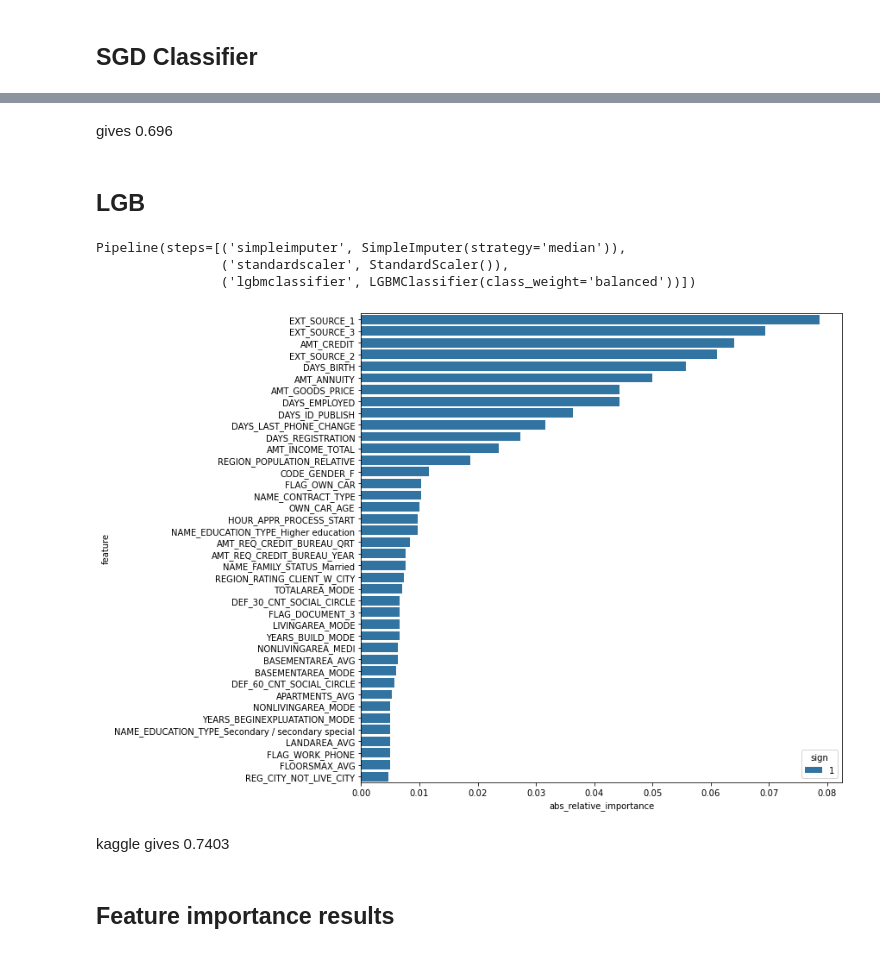
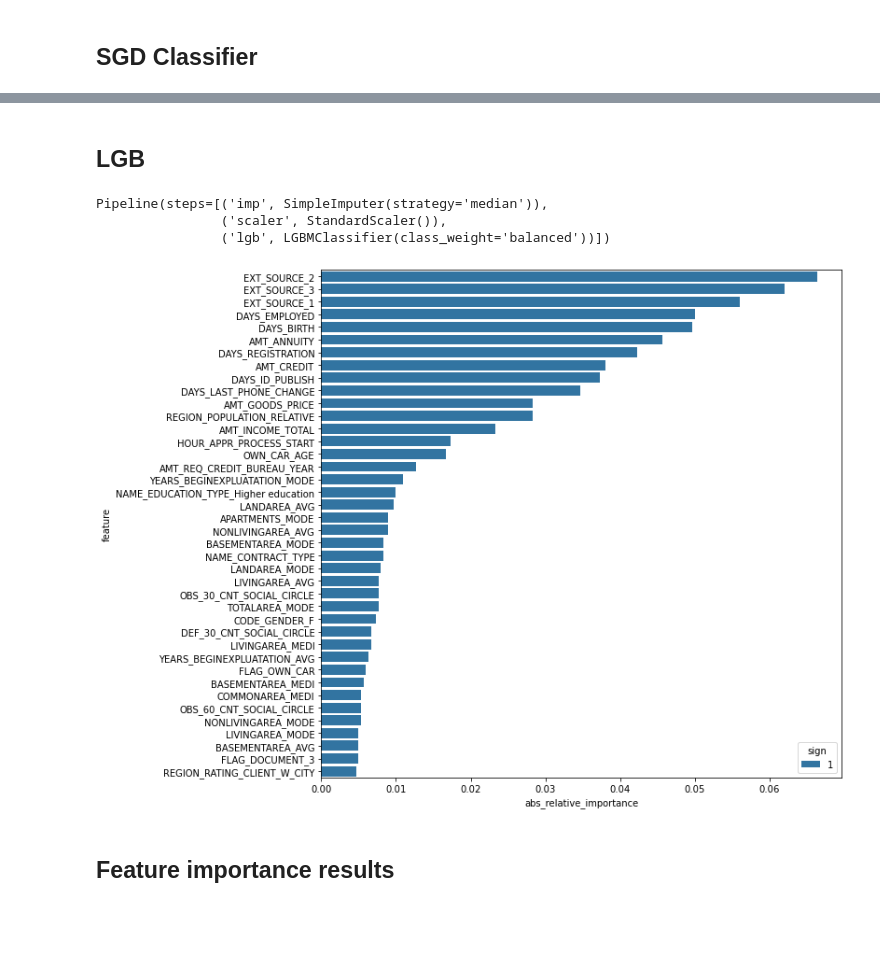
Before and after one commit to yhereng/OpenClassrooms, a Jupyter notebook: OC-P4/Projet 4 - Construisez un modèle de scoring.ipynb, the cells around one changed output, grey strips where cells are left out. Cells and saved outputs as stored; diff of their text form; code cells hidden in the pictures; blank space fills up the shorter version.

```diff
--- a/OC-P4/Projet 4 - Construisez un modèle de scoring.ipynb
+++ b/OC-P4/Projet 4 - Construisez un modèle de scoring.ipynb
@@ -589,3 +568,3 @@ pipeline_sgd = make_pipeline(simple_imputer,scaler,sgd)
 # %%
-pipeline_sgd.fit(X_train,y_train)
+pipeline_sgd.fit(X_train_under,y_train_under)
 # %% [output]
@@ -595,5 +574,5 @@ Pipeline(steps=[('simpleimputer', SimpleImputer(strategy='median')),
                  SGDClassifier(class_weight='balanced',
                                loss='modified_huber'))])
 # %%
-feature_importance['SGDClassifier'] = features_importance_lg(sgd,features,plot = True)
+feature_importance['SGDClassifier'] = features_importance_lg(pipeline_sgd.named_steps['sgd'],features,plot = True)
 # %% [output]
@@ -603,4 +580,2 @@ kaggle_submit(pipeline_sgd,app_kaggle,output_name='sgd_balanced_option.csv')
-# %% [markdown]
-gives 0.696
 # %% [markdown]
 ## LGB
@@ -611,10 +582,15 @@ pipeline_lgb = make_pipeline(simple_imputer,scaler,lgb)
+# %%
+pipeline_lgb = Pipeline(
+                        [('imp', SimpleImputer(strategy='median')),
+                         ('scaler' , StandardScaler()),
+                         ('lgb' , LGBMClassifier(class_weight='balanced'))])
 # %%
-pipeline_lgb.fit(X_train,y_train)
+pipeline_lgb.fit(X_train_under,y_train_under)
 # %% [output]
-Pipeline(steps=[('simpleimputer', SimpleImputer(strategy='median')),
-                ('standardscaler', StandardScaler()),
-                ('lgbmclassifier', LGBMClassifier(class_weight='balanced'))])
+Pipeline(steps=[('imp', SimpleImputer(strategy='median')),
+                ('scaler', StandardScaler()),
+                ('lgb', LGBMClassifier(class_weight='balanced'))])
 # %%
-feature_importance['lgb'] = features_importance_rdf(lgb,features,plot = True)
+feature_importance['lgb'] = features_importance_rdf(pipeline_lgb.named_steps['lgb'],features,plot = True)
 # %% [output]
-[figure, old version]
+[figure, new version]
@@ -623,5 +597,3 @@ kaggle_submit(pipeline_lgb,app_kaggle,output_name='lgb_balanced_option.csv')
-# %% [markdown]
-kaggle gives 0.7403
 # %% [markdown]
 ## Feature importance results
 # %%
```
Also changed, not shown: parts of 144 cells of this notebook.
